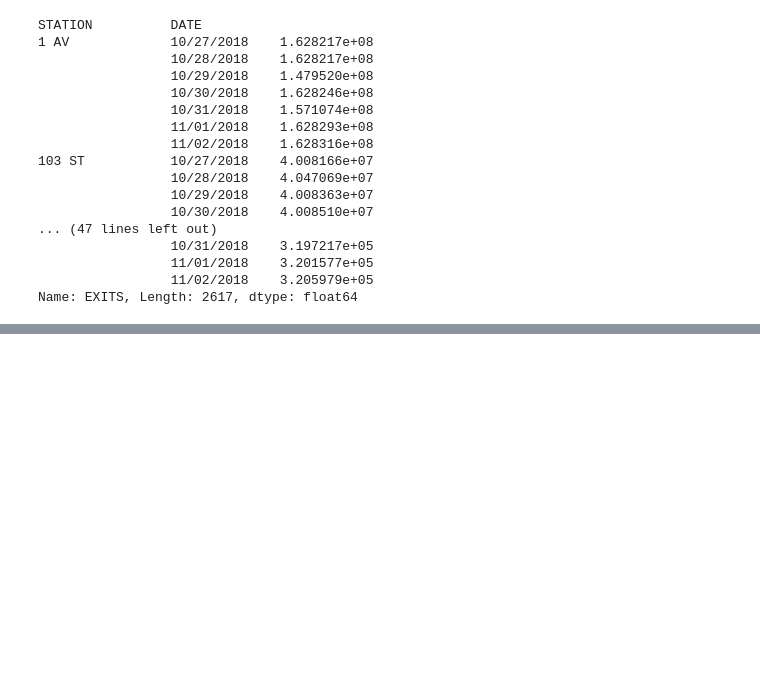
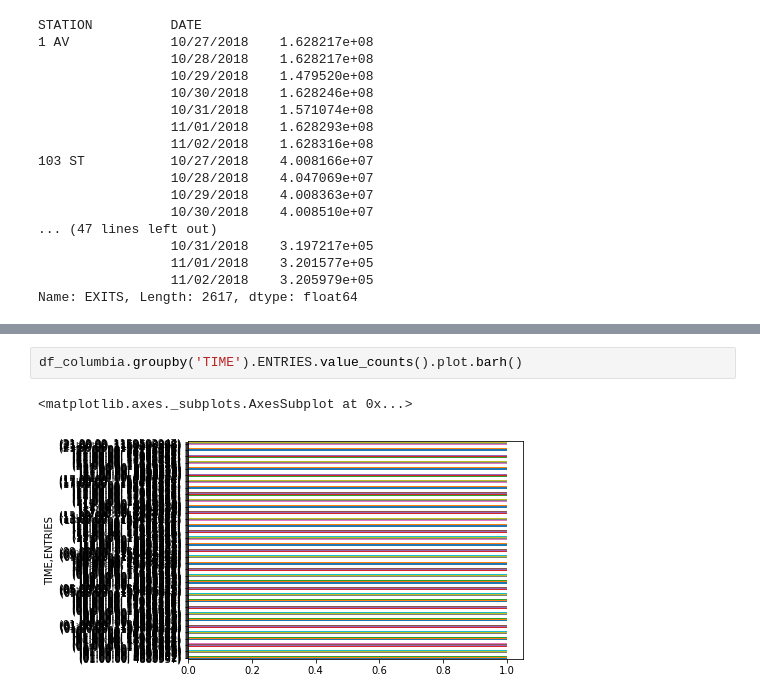
Before and after one commit to swlew369/Subway, a Jupyter notebook: Subway_Nov3_2018/subway_Nov_3.ipynb, the cells around one changed output, grey strips where cells are left out. Drawn from its saved outputs; the diff is of its cells as text; blank space fills up the shorter version.

```diff
--- a/Subway_Nov3_2018/subway_Nov_3.ipynb
+++ b/Subway_Nov3_2018/subway_Nov_3.ipynb
@@ -156,0 +209,5 @@ Name: EXITS, Length: 2617, dtype: float64
+# %%
+df_columbia.groupby('TIME').ENTRIES.value_counts().plot.barh()
+# %% [output]
+<matplotlib.axes._subplots.AxesSubplot at 0x...>
+[figure, added]
```
Also changed, not shown: parts of 15 cells of this notebook.
